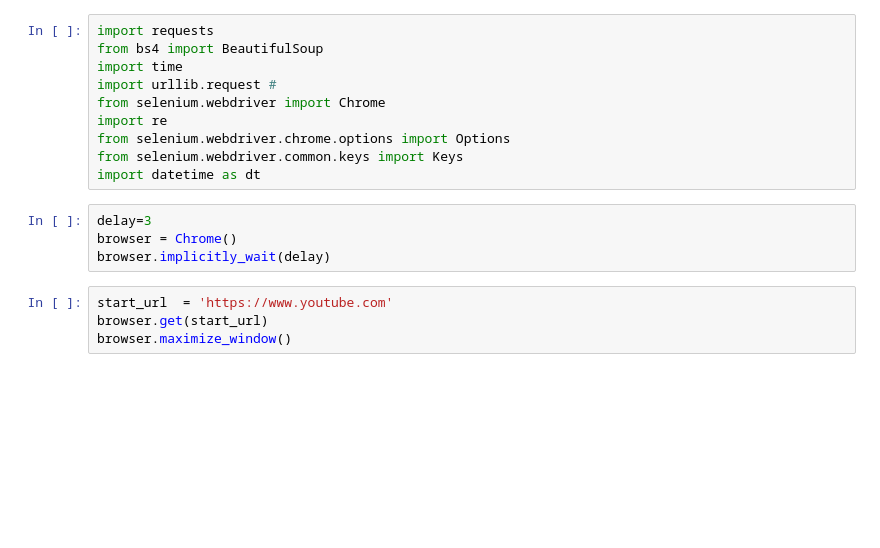
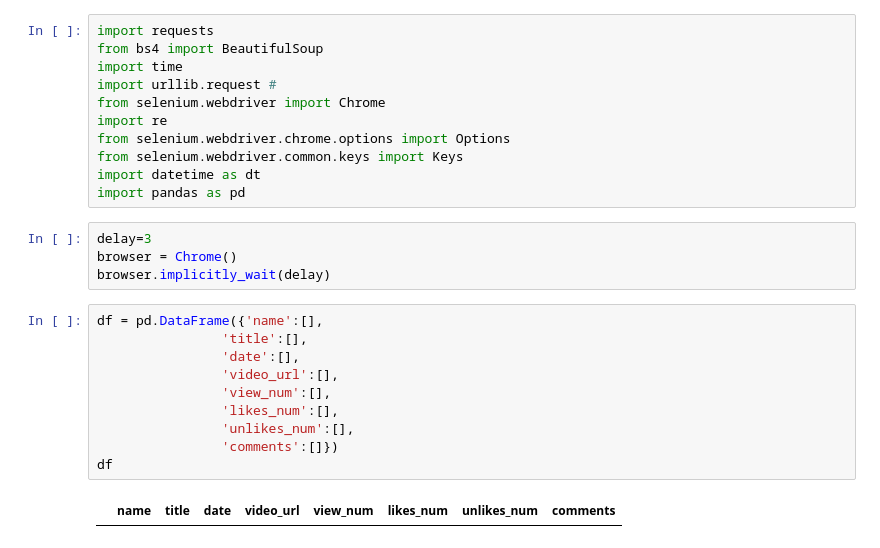
Before and after one commit to kuri980824/Crawling, a Jupyter notebook: Desktop/Project/0715_youtube.ipynb, the cells around one changed output. Drawn from its saved outputs; the diff is of its cells as text; blank space fills up the shorter version.

```diff
--- a/Desktop/Project/0715_youtube.ipynb
+++ b/Desktop/Project/0715_youtube.ipynb
@@ -8,12 +8,21 @@ import re
 from selenium.webdriver.chrome.options import Options
 from selenium.webdriver.common.keys import Keys
 import datetime as dt
+import pandas as pd
 # %%
 delay=3
 browser = Chrome()
 browser.implicitly_wait(delay)
-# %%
-start_url  = 'https://www.youtube.com'
-browser.get(start_url)
-browser.maximize_window()
+# %%
+df = pd.DataFrame({'name':[],
+                'title':[],
+                'date':[],
+                'video_url':[],
+                'view_num':[],
+                'likes_num':[],
+                'unlikes_num':[],
+                'comments':[]})
+df
+# %% [output]
+|  | name | title | date | video_url | view_num | likes_num | unlikes_num | comments |
 # %%
```
Also changed, not shown: parts of 10 cells of this notebook, 5 other files.
